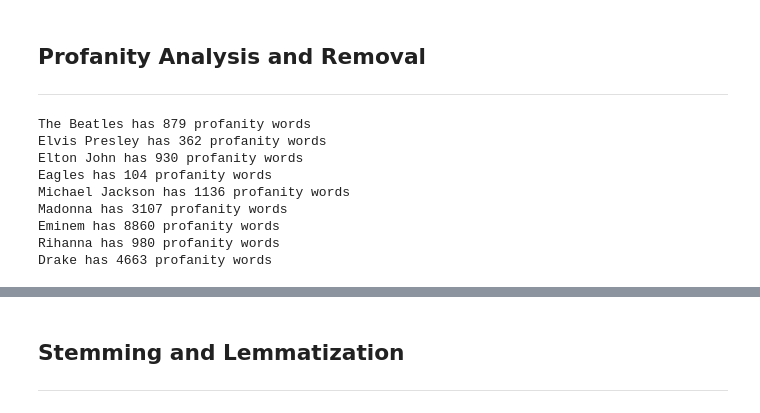
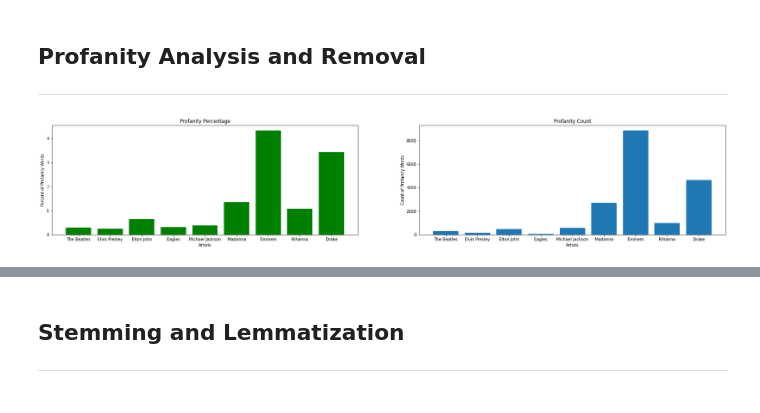
Before and after one commit to Parsa2820/50-years-lyrics, a Jupyter notebook: notebooks/main.ipynb, the cells around one changed output, grey strips where cells are left out. Cells and saved outputs as stored; diff of their text form; code cells hidden in the pictures.

Commit message:
Complete freq analysis Add new stop words specific for lyrics Lessen the number of artists due to project size limit

```diff
--- a/notebooks/main.ipynb
+++ b/notebooks/main.ipynb
@@ -173,18 +176,37 @@ def remove_song_name(tokens):
     return tokens[:]
 
 
+def contains_any_of(token, chars):
+    """
+    Returns true if the token contains any of the characters in the given list.
+    """
+    return any(char in token for char in chars)
+
+
 def remove_punctuation(tokens):
     """
     Removes punctuation from the given tokens.
     """
-    return [token for token in tokens if token not in string.punctuation]
+    return [token for token in tokens if not contains_any_of(token, string.punctuation+"’‘•")]
+
+
+def remove_music_characters(tokens):
+    """
+    Removes ♪ characters from the given tokens.
+    """
+    return [token for token in tokens if not '♪' in token]
 
 
 def remove_stop_words(tokens):
     """
     Removes stop words from the given tokens.
     """
-    remove_stop_words.stop_words = set(nltk.corpus.stopwords.words('english'))
+    if not remove_stop_words.stop_words:
+        remove_stop_words.stop_words = set(nltk.corpus.stopwords.words('english'))
+        with open("../resources/music_stop_words.txt", "r") as f:
+            for line in f:
+                remove_stop_words.stop_words.add(line.strip())
+
     return [token for token in tokens if token not in remove_stop_words.stop_words]
 
 
@@ -207,16 +229,21 @@ for artist in artists:
         for token in l:
             if bp.profanity.contains_profanity(token):
                 artist.profanity_count += 1
+            artist.normalized_words_count += 1
-# %%
-for artist in artists:
-    print(f"{artist.name} has {artist.profanity_count} profanity words")
-# %% [output]
-The Beatles has 879 profanity words
-Elvis Presley has 362 profanity words
-Elton John has 930 profanity words
-Eagles has 104 profanity words
-Michael Jackson has 1136 profanity words
-Madonna has 3107 profanity words
-Eminem has 8860 profanity words
-Rihanna has 980 profanity words
-Drake has 4663 profanity words
+# %%
+fig, axs = plt.subplots(1, 2, figsize=(30, 5))
+axs[0].set_title("Profanity Percentage")
+axs[0].set_xlabel("Artists")
+axs[0].set_ylabel("Percent of Profanity Words")
+axs[0].bar(range(len(artists)), [artist.profanity_count/artist.normalized_words_count*100 for artist in artists], color='g')
+axs[0].set_xticks(range(len(artists)))
+axs[0].set_xticklabels([artist.name for artist in artists])
+axs[1].set_title("Profanity Count")
+axs[1].set_xlabel("Artists")
+axs[1].set_ylabel("Count of Profanity Words")
+axs[1].bar(range(len(artists)), [artist.profanity_count for artist in artists])
+axs[1].set_xticks(range(len(artists)))
+axs[1].set_xticklabels([artist.name for artist in artists])
+plt.show()
+# %% [output]
+[figure, added]
```
Also changed, not shown: parts of 9 cells of this notebook, 1 other file.
